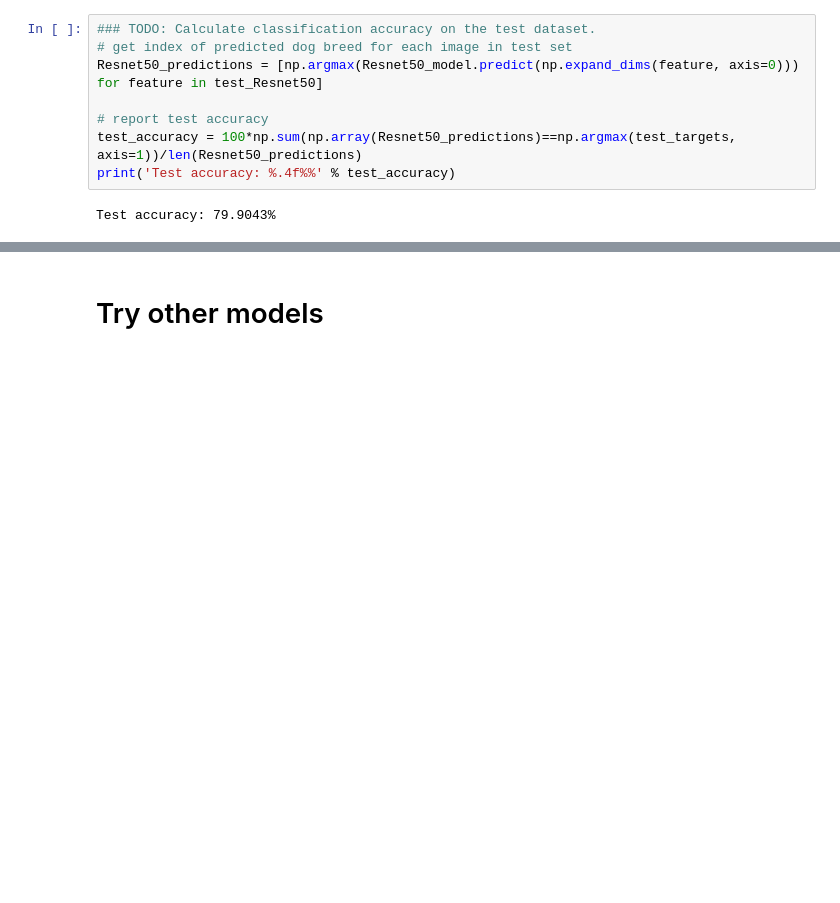
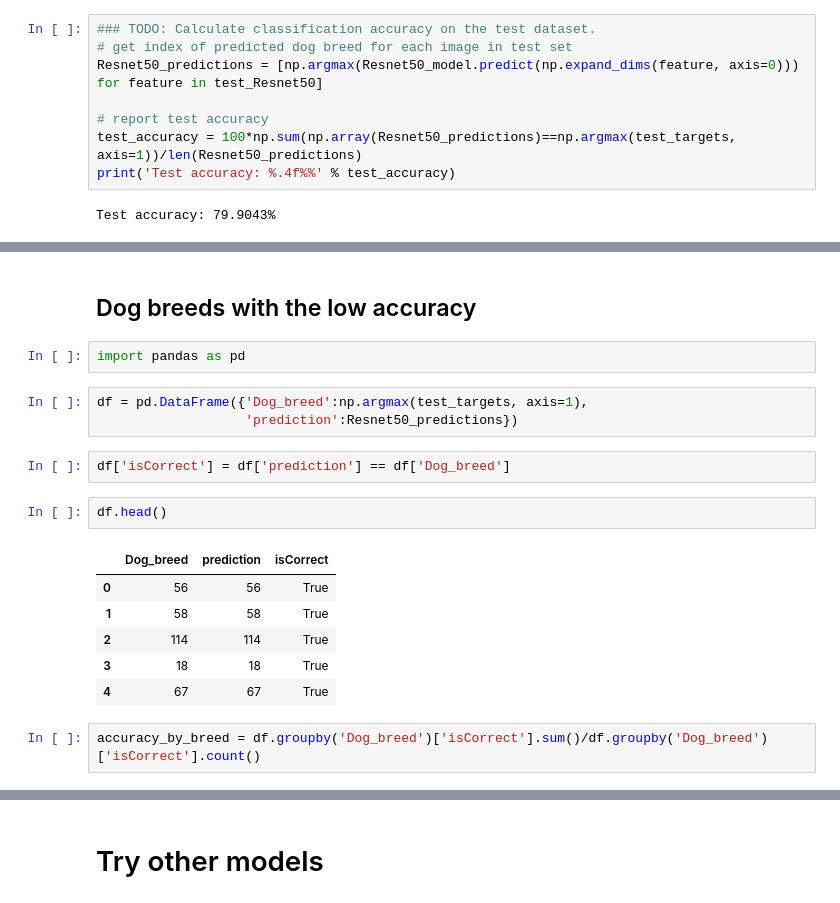
Before and after one commit to BlickWinkel17/Dog-Breed-Classifier, a Jupyter notebook: model/dog_app.ipynb, the cells around one changed output, grey strips where cells are left out. Cells and saved outputs as stored; diff of their text form; blank space fills up the shorter version.

```diff
--- a/model/dog_app.ipynb
+++ b/model/dog_app.ipynb
@@ -1076,0 +1112,20 @@ Test accuracy: 79.9043%
+# %% [markdown]
+## Dog breeds with the low accuracy
+# %%
+import pandas as pd
+# %%
+df = pd.DataFrame({'Dog_breed':np.argmax(test_targets, axis=1),
+                   'prediction':Resnet50_predictions})
+# %%
+df['isCorrect'] = df['prediction'] == df['Dog_breed']
+# %%
+df.head()
+# %% [output]
+|  | Dog_breed | prediction | isCorrect |
+| 0 | 56 | 56 | True |
+| 1 | 58 | 58 | True |
+| 2 | 114 | 114 | True |
+| 3 | 18 | 18 | True |
+| 4 | 67 | 67 | True |
+# %%
+accuracy_by_breed = df.groupby('Dog_breed')['isCorrect'].sum()/df.groupby('Dog_breed')['isCorrect'].count()
```
Also changed, not shown: parts of 13 cells of this notebook, 13 other files.
